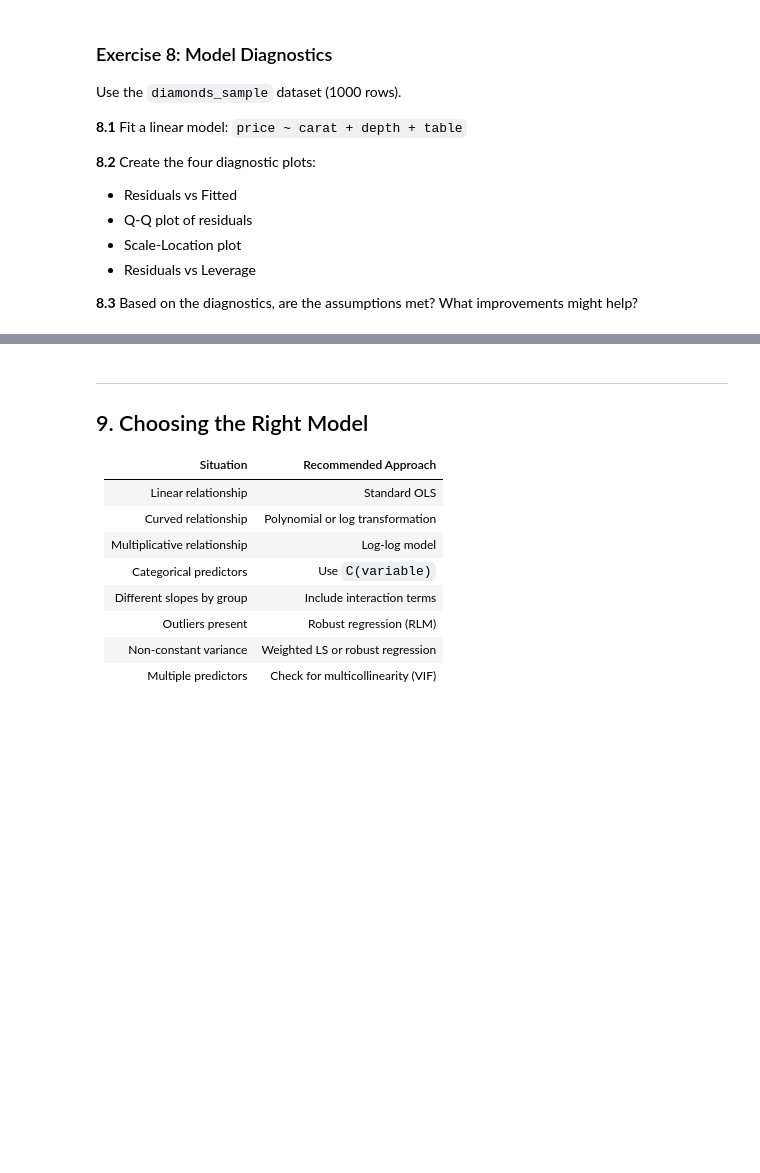
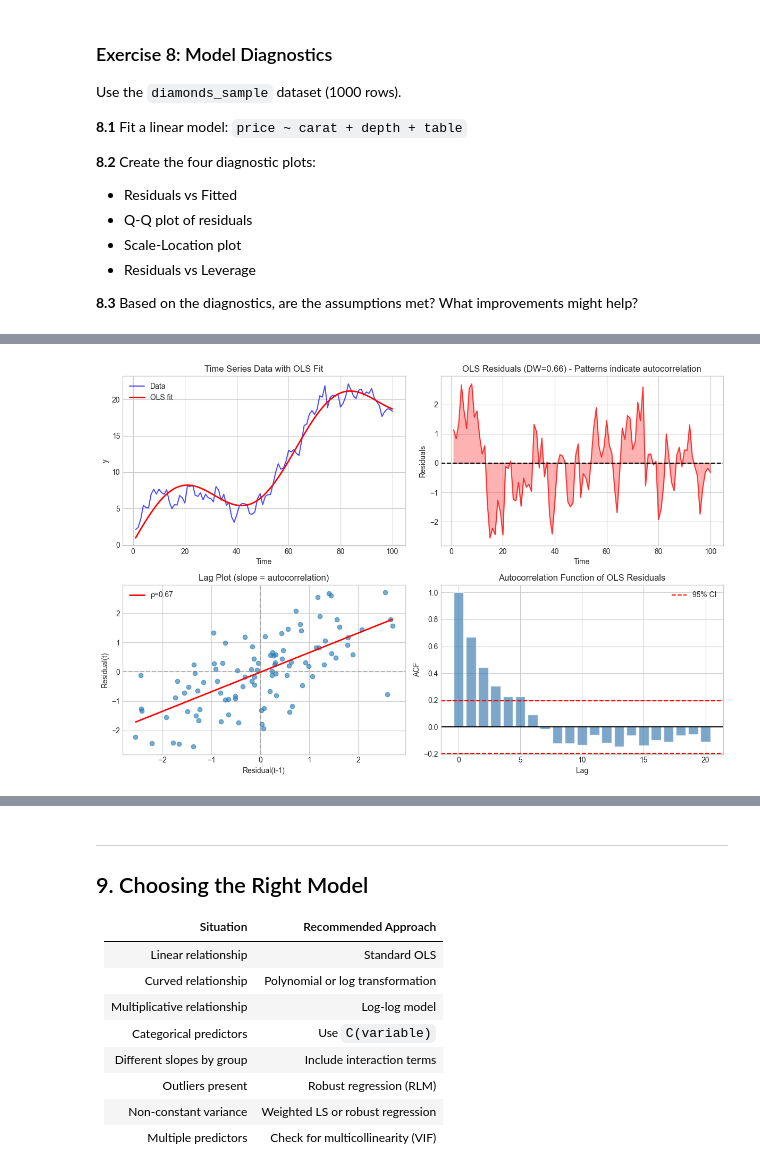
Before and after one commit to gatocor/statistics_with_python, a Jupyter notebook: 7. Linear Regression/exercises_linear_regression.ipynb, the cells around one changed output, grey strips where cells are left out. Drawn from its saved outputs; the diff is of its cells as text; code cells hidden in the pictures; blank space fills up the shorter version.

```diff
--- a/7. Linear Regression/exercises_linear_regression.ipynb
+++ b/7. Linear Regression/exercises_linear_regression.ipynb
@@ -834,0 +1052,53 @@ diamonds_sample = diamonds.sample(1000, random_state=42)
+# %%
+# Visualize time series diagnostics
+fig, axes = plt.subplots(2, 2, figsize=(12, 8))
+
+# Plot 1: Time series data
+ax1 = axes[0, 0]
+ax1.plot(t, y_ts, 'b-', alpha=0.7, label='Data')
+ax1.plot(t, model_ts_ols.fittedvalues, 'r-', linewidth=2, label='OLS fit')
+ax1.set_xlabel('Time')
+ax1.set_ylabel('y')
+ax1.set_title('Time Series Data with OLS Fit')
+ax1.legend()
+
+# Plot 2: OLS residuals over time
+ax2 = axes[0, 1]
+ax2.plot(t, model_ts_ols.resid, 'r-', alpha=0.7)
+ax2.axhline(0, color='black', linestyle='--')
+ax2.fill_between(t, 0, model_ts_ols.resid, alpha=0.3, color='red')
+ax2.set_xlabel('Time')
+ax2.set_ylabel('Residuals')
+ax2.set_title(f'OLS Residuals (DW={dw:.2f}) - Patterns indicate autocorrelation')
+
+# Plot 3: Lag plot (residual_t vs residual_{t-1})
+ax3 = axes[1, 0]
+ax3.scatter(model_ts_ols.resid[:-1], model_ts_ols.resid[1:], alpha=0.6)
+ax3.axhline(0, color='gray', linestyle='--', alpha=0.5)
+ax3.axvline(0, color='gray', linestyle='--', alpha=0.5)
+z = np.polyfit(model_ts_ols.resid[:-1], model_ts_ols.resid[1:], 1)
+x_line = np.linspace(model_ts_ols.resid.min(), model_ts_ols.resid.max(), 100)
+ax3.plot(x_line, np.poly1d(z)(x_line), 'r-', linewidth=2, label=f'ρ={z[0]:.2f}')
+ax3.set_xlabel('Residual(t-1)')
+ax3.set_ylabel('Residual(t)')
+ax3.set_title('Lag Plot (slope = autocorrelation)')
+ax3.legend()
+
+# Plot 4: ACF of residuals
+ax4 = axes[1, 1]
+lags = range(0, 21)
+acf_vals = [1.0] + [np.corrcoef(model_ts_ols.resid[:-lag], model_ts_ols.resid[lag:])[0, 1] for lag in range(1, 21)]
+ax4.bar(lags, acf_vals, color='steelblue', alpha=0.7, edgecolor='white')
+critical = 1.96 / np.sqrt(n_ts)
+ax4.axhline(critical, color='red', linestyle='--', label='95% CI')
+ax4.axhline(-critical, color='red', linestyle='--')
+ax4.axhline(0, color='black')
+ax4.set_xlabel('Lag')
+ax4.set_ylabel('ACF')
+ax4.set_title('Autocorrelation Function of OLS Residuals')
+ax4.legend()
+
+plt.tight_layout()
+plt.show()
+# %% [output]
+[figure, added]
```
Also changed, not shown: parts of 24 cells of this notebook, 6 other files.
